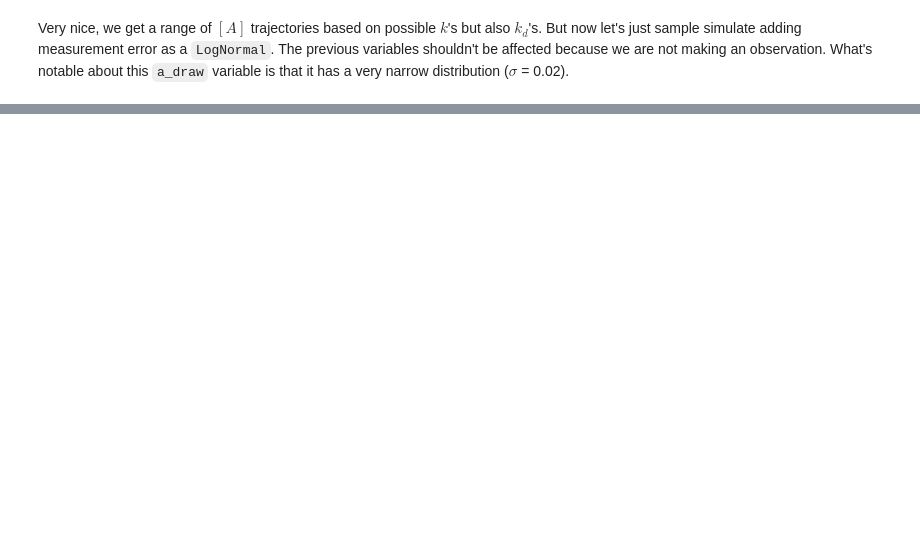
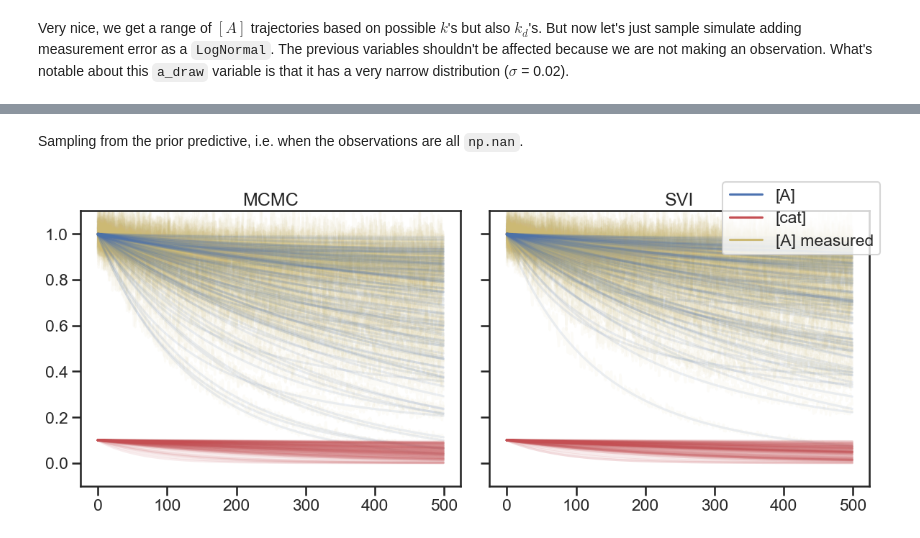
Before and after one commit to hessammehr/hessammehr.github.io, a Jupyter notebook: blog/notebooks/2025-11-26-reparam.ipynb, the cells around one changed output, grey strips where cells are left out. Saved outputs shown, nothing was run; the diff lists cells and outputs as text; code cells hidden in the pictures; blank space fills up the shorter version.

```diff
--- a/blog/notebooks/2025-11-26-reparam.ipynb
+++ b/blog/notebooks/2025-11-26-reparam.ipynb
@@ -169,0 +237,32 @@ Anyway, depending on your background this may seem very dense or trivial and I w
+# %% [markdown]
+Sampling from the prior predictive, i.e. when the observations are all `np.nan`.
+# %%
+def plot_samples(mcmc_samples, svi_samples, obs):
+    f, (a1, a2) = plt.subplots(ncols=2, sharey=True, figsize=(12, 5))
+    a1.set_title('MCMC')
+    a2.set_title('SVI')
+    has_obs = ~jnp.isnan(obs)
+
+
+    a_line, *_ = a1.plot(mcmc_samples['a_n'].T, c='b', alpha=0.1, label='[A]')
+    a_line.set_alpha(1)
+    cat_line, *_ = a1.plot(mcmc_samples['cat'].T, c='r', alpha=0.1, label='[cat]')
+    cat_line.set_alpha(1)
+    meas_line, *_ = a1.plot(mcmc_samples['a_draw_combined'].T, c='y', alpha=0.05, label='[A] measured', zorder=-1)
+    meas_line.set_alpha(1)
+    a2.plot(svi_samples['a_n'].T, c='b', alpha=0.1)
+    a2.plot(svi_samples['cat'].T, c='r', alpha=0.1)
+    a2.plot(svi_samples['a_draw_combined'].T, c='y', alpha=0.05, zorder=-1)
+    f.legend(handles=[a_line, cat_line, meas_line])
+    a1.scatter(jnp.nonzero(has_obs)[0], obs[has_obs], c='k', zorder=10)
+    a2.scatter(jnp.nonzero(has_obs)[0], obs[has_obs], c='k', zorder=10)
+    a1.set(ylim=(-0.1,1.1))
+    a_line.set_alpha(0.1)
+    cat_line.set_alpha(0.1)
+    meas_line.set_alpha(0.05)
+    return f
+
+plot_samples(results['mcmc_samples'], results['svi_samples'], obs)
+plt.tight_layout()
+# %% [output]
+[figure, added]
```
Also changed, not shown: parts of 25 cells of this notebook, 12 other files.
